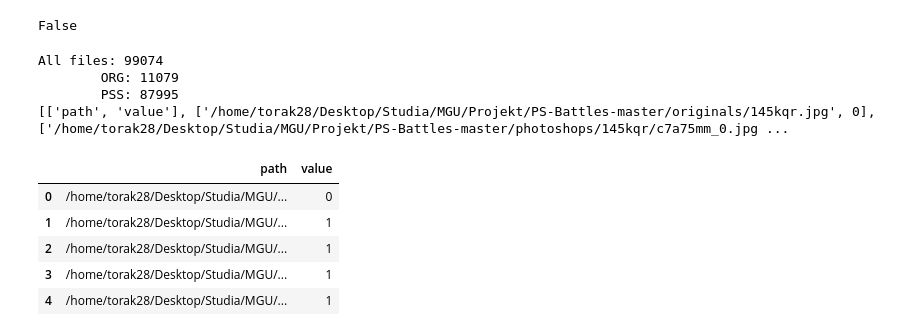
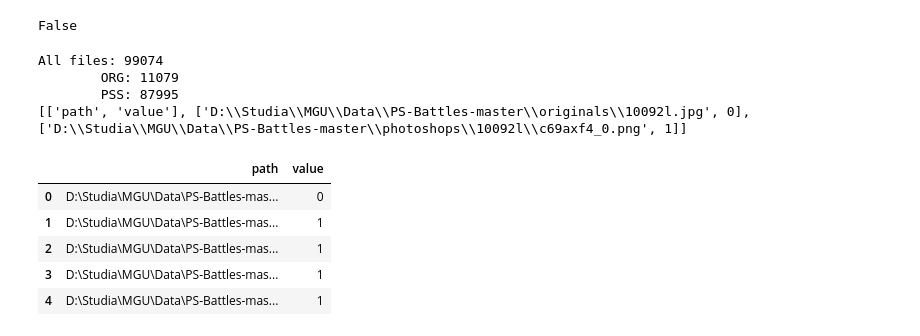
Before and after one commit to Torak28/Image-manipulation-detection, a Jupyter notebook: CSV Data.ipynb, the cells around one changed output. Drawn from its saved outputs; the diff is of its cells as text; code cells hidden in the pictures.

```diff
--- a/CSV Data.ipynb
+++ b/CSV Data.ipynb
@@ -19,7 +25,7 @@ False
 import os
 
 currentPath = os.getcwd()
-path = '../../MGU/Projekt/PS-Battles-master/'
+path = '../../MGU/Projekt/PS-Battles-master/' if os.name != 'nt' else '..\..\MGU\Data\PS-Battles-master'
 os.chdir(path)
 
 orgg = 0
@@ -45,7 +51,7 @@ print(data[:3])
 All files: 99074
         ORG: 11079
         PSS: 87995
-[['path', 'value'], ['/home/torak28/Desktop/Studia/MGU/Projekt/PS-Battles-master/originals/145kqr.jpg', 0], ['/home/torak28/Desktop/Studia/MGU/Projekt/PS-Battles-master/photoshops/145kqr/c7a75mm_0.jpg ...
+[['path', 'value'], ['D:\\Studia\\MGU\\Data\\PS-Battles-master\\originals\\10092l.jpg', 0], ['D:\\Studia\\MGU\\Data\\PS-Battles-master\\photoshops\\10092l\\c69axf4_0.png', 1]]
 # %%
 import csv
 
@@ -59,16 +66,18 @@ csvFile.close()
 # %%
 import pandas as pd
 import numpy as np
 
-labels = pd.read_csv('data.csv')
+name = 'data.csv' if os.name != 'nt' else 'dataWin.csv'
+
+labels = pd.read_csv(name)
 labels.head()
 # %% [output]
 |  | path | value |
-| 0 | /home/torak28/Desktop/Studia/MGU/... | 0 |
-| 1 | /home/torak28/Desktop/Studia/MGU/... | 1 |
-| 2 | /home/torak28/Desktop/Studia/MGU/... | 1 |
-| 3 | /home/torak28/Desktop/Studia/MGU/... | 1 |
-| 4 | /home/torak28/Desktop/Studia/MGU/... | 1 |
+| 0 | D:\Studia\MGU\Data\PS-Battles-mas... | 0 |
+| 1 | D:\Studia\MGU\Data\PS-Battles-mas... | 1 |
+| 2 | D:\Studia\MGU\Data\PS-Battles-mas... | 1 |
+| 3 | D:\Studia\MGU\Data\PS-Battles-mas... | 1 |
+| 4 | D:\Studia\MGU\Data\PS-Battles-mas... | 1 |
 # %%
 import matplotlib.pyplot as plt
 from IPython.display import display
```
Also changed, not shown: parts of 3 cells of this notebook.
